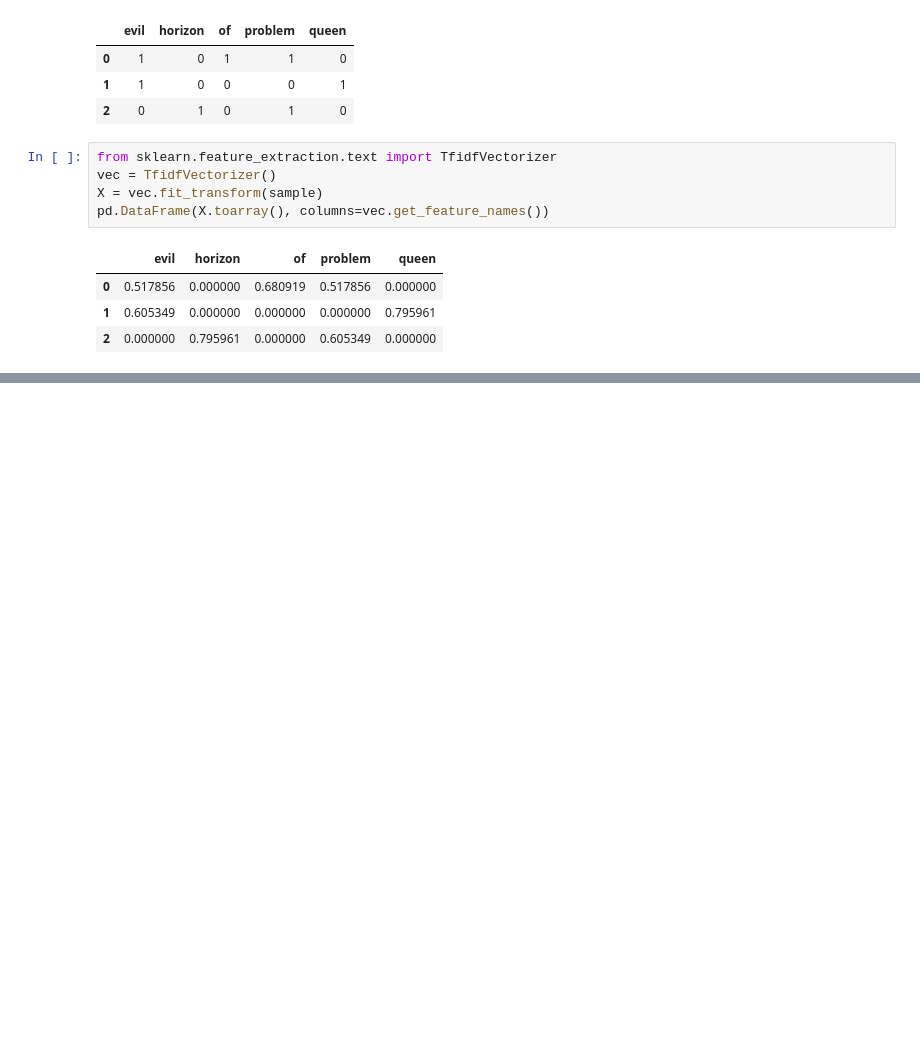
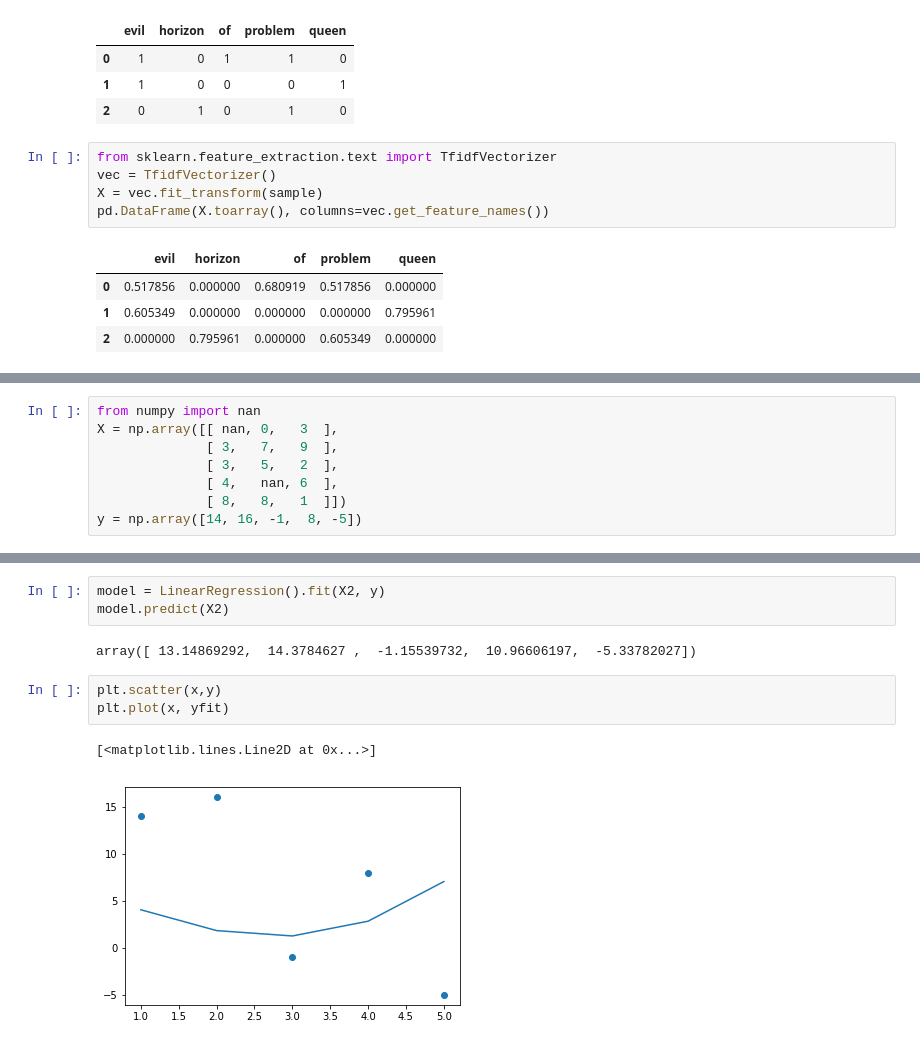
Before and after one commit to yinglao/Coding_exercise, a Jupyter notebook: Feature Engineering.ipynb, the cells around one changed output, grey strips where cells are left out. Saved outputs shown, nothing was run; the diff lists cells and outputs as text; blank space fills up the shorter version.

```diff
--- a/Feature Engineering.ipynb
+++ b/Feature Engineering.ipynb
@@ -68,0 +130,8 @@ pd.DataFrame(X.toarray(), columns=vec.get_feature_names())
+# %%
+from numpy import nan
+X = np.array([[ nan, 0,   3  ],
+              [ 3,   7,   9  ],
+              [ 3,   5,   2  ],
+              [ 4,   nan, 6  ],
+              [ 8,   8,   1  ]])
+y = np.array([14, 16, -1,  8, -5])
@@ -68,0 +149,11 @@ pd.DataFrame(X.toarray(), columns=vec.get_feature_names())
+# %%
+model = LinearRegression().fit(X2, y)
+model.predict(X2)
+# %% [output]
+array([ 13.14869292,  14.3784627 ,  -1.15539732,  10.96606197,  -5.33782027])
+# %%
+plt.scatter(x,y)
+plt.plot(x, yfit)
+# %% [output]
+[<matplotlib.lines.Line2D at 0x...>]
+[figure, added]
```
Also changed, not shown: parts of 13 cells of this notebook.
